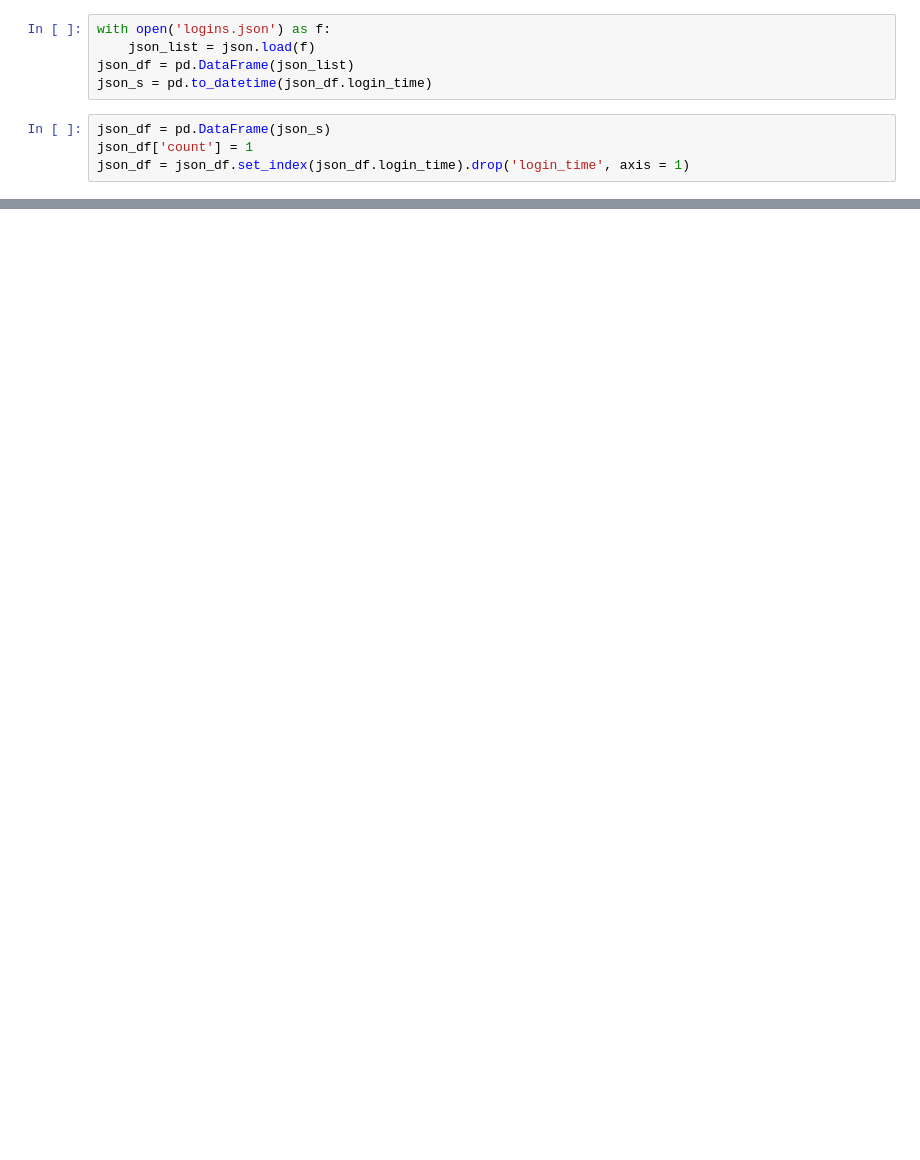
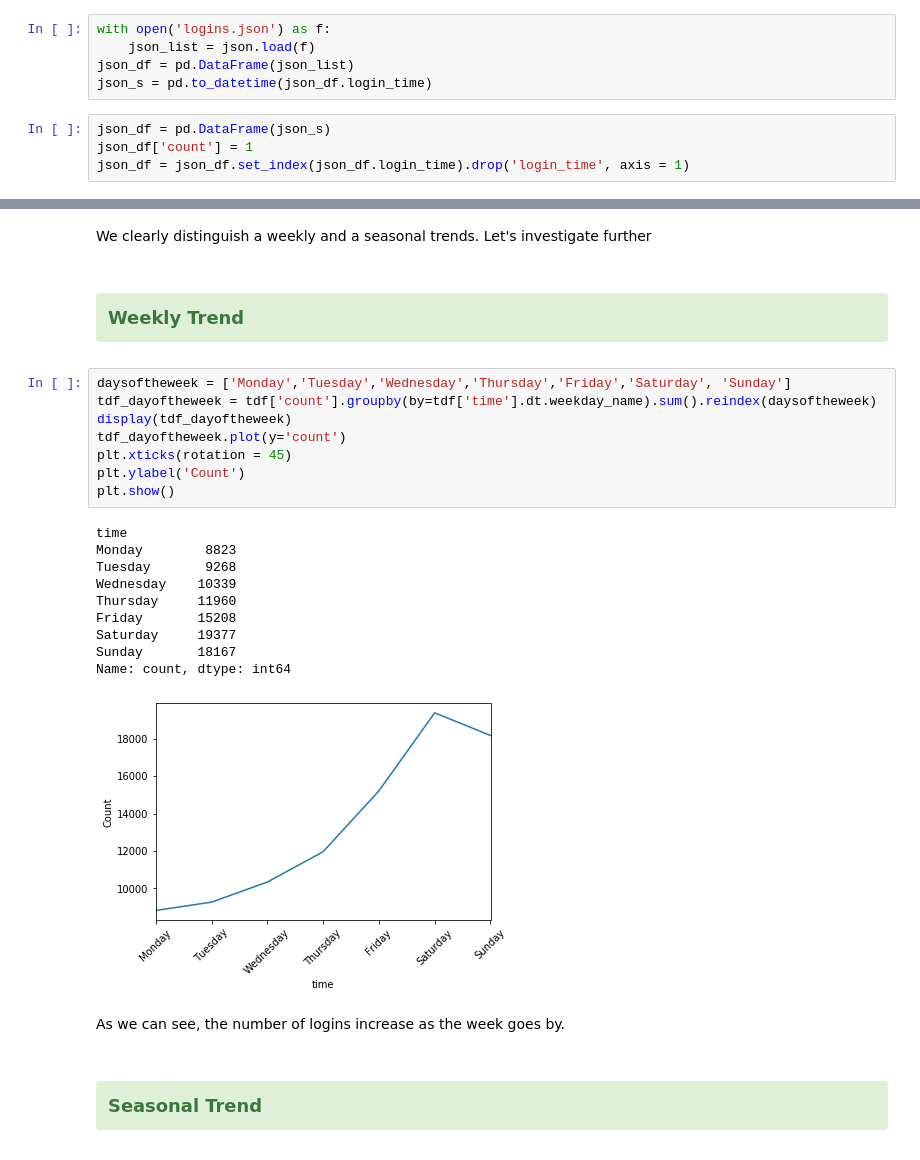
Before and after one commit to adriensaremi/Springboard, a Jupyter notebook: Mini_projects/ultimate_challenge_1/part_1.ipynb, the cells around one changed output, grey strips where cells are left out. Saved outputs shown, nothing was run; the diff lists cells and outputs as text; blank space fills up the shorter version.

```diff
--- a/Mini_projects/ultimate_challenge_1/part_1.ipynb
+++ b/Mini_projects/ultimate_challenge_1/part_1.ipynb
@@ -45,0 +69,27 @@ json_df.groupby(pd.Grouper(freq='15Min')).sum()
+# %% [markdown]
+We clearly distinguish a weekly and a seasonal trends. Let's investigate further
+# %% [markdown]
+### <div class="alert alert-success"> Weekly Trend </div>
+# %%
+daysoftheweek = ['Monday','Tuesday','Wednesday','Thursday','Friday','Saturday', 'Sunday']
+tdf_dayoftheweek = tdf['count'].groupby(by=tdf['time'].dt.weekday_name).sum().reindex(daysoftheweek)
+display(tdf_dayoftheweek)
+tdf_dayoftheweek.plot(y='count')
+plt.xticks(rotation = 45)
+plt.ylabel('Count')
+plt.show()
+# %% [output]
+time
+Monday        8823
+Tuesday       9268
+Wednesday    10339
+Thursday     11960
+Friday       15208
+Saturday     19377
+Sunday       18167
+Name: count, dtype: int64
+[figure, added]
+# %% [markdown]
+As we can see, the number of logins increase as the week goes by.
+# %% [markdown]
+### <div class="alert alert-success"> Seasonal Trend </div>
```
Also changed, not shown: parts of 16 cells of this notebook, 1 other file.
